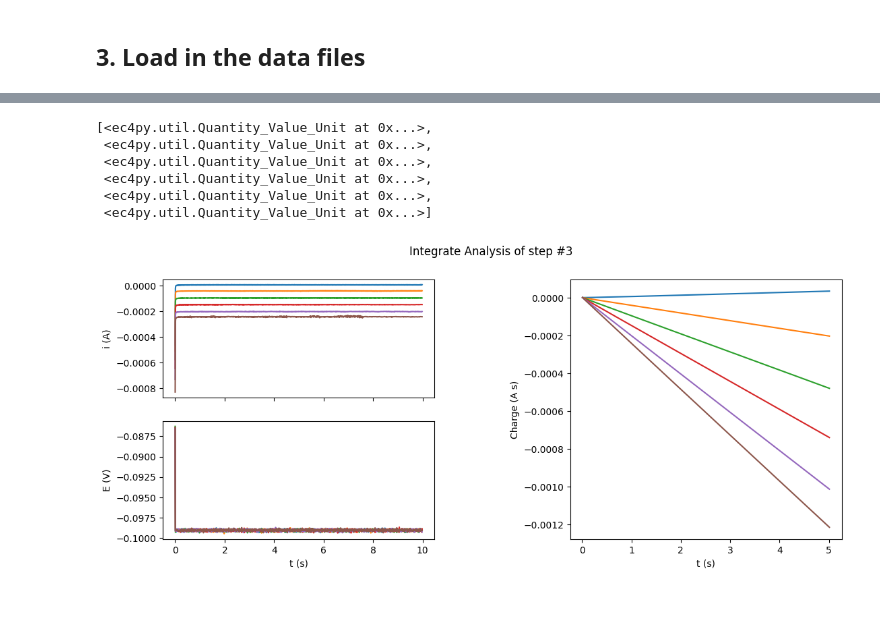
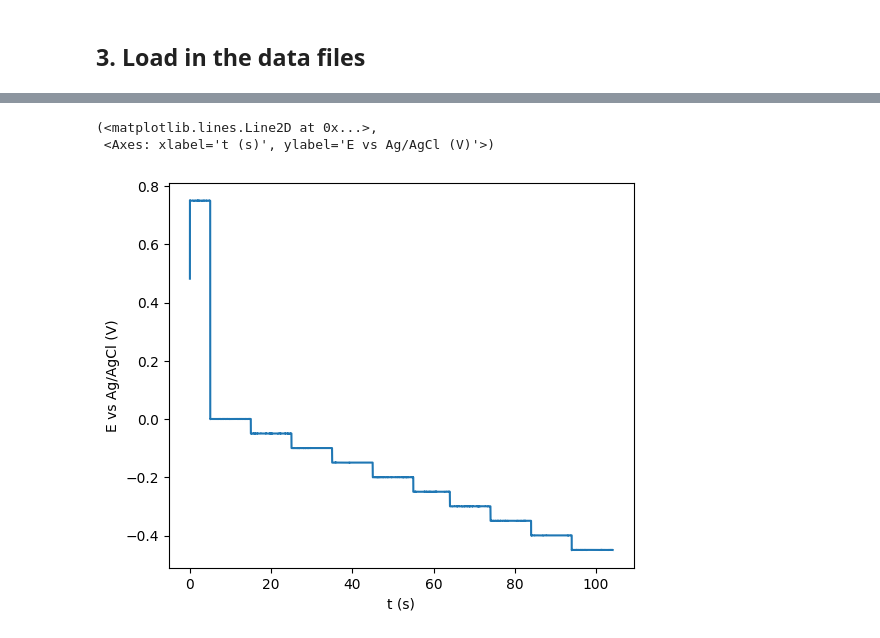
Before and after one commit to NordicEC/EC4py, a Jupyter notebook: dev/Step_Data/Load_StepFiles_Levich.ipynb, the cells around one changed output, grey strips where cells are left out. Cells and saved outputs as stored; diff of their text form; code cells hidden in the pictures; blank space fills up the shorter version.

```diff
--- a/dev/Step_Data/Load_StepFiles_Levich.ipynb
+++ b/dev/Step_Data/Load_StepFiles_Levich.ipynb
@@ -75,11 +61,12 @@ slope:  -5.09e-06
 # %%
-ds.integrate(0,5,3)
+#ds.integrate(0,5,3,"RHE")
-# %% [output]
-[<ec4py.util.Quantity_Value_Unit at 0x...>,
- <ec4py.util.Quantity_Value_Unit at 0x...>,
- <ec4py.util.Quantity_Value_Unit at 0x...>,
- <ec4py.util.Quantity_Value_Unit at 0x...>,
- <ec4py.util.Quantity_Value_Unit at 0x...>,
- <ec4py.util.Quantity_Value_Unit at 0x...>]
-[figure, removed]
+# %%
+#ds[1].pot_shift("RHE")
+#print(ds[1].setup["RHE"])
+#ds[1].pot_shift("RHE")
+ds[1].plot("Time","E" , "area")
+# %% [output]
+(<matplotlib.lines.Line2D at 0x...>,
+ <Axes: xlabel='t (s)', ylabel='E vs Ag/AgCl (V)'>)
+[figure, added]
 # %%
```
Also changed, not shown: parts of 8 cells of this notebook, 5 other files.
